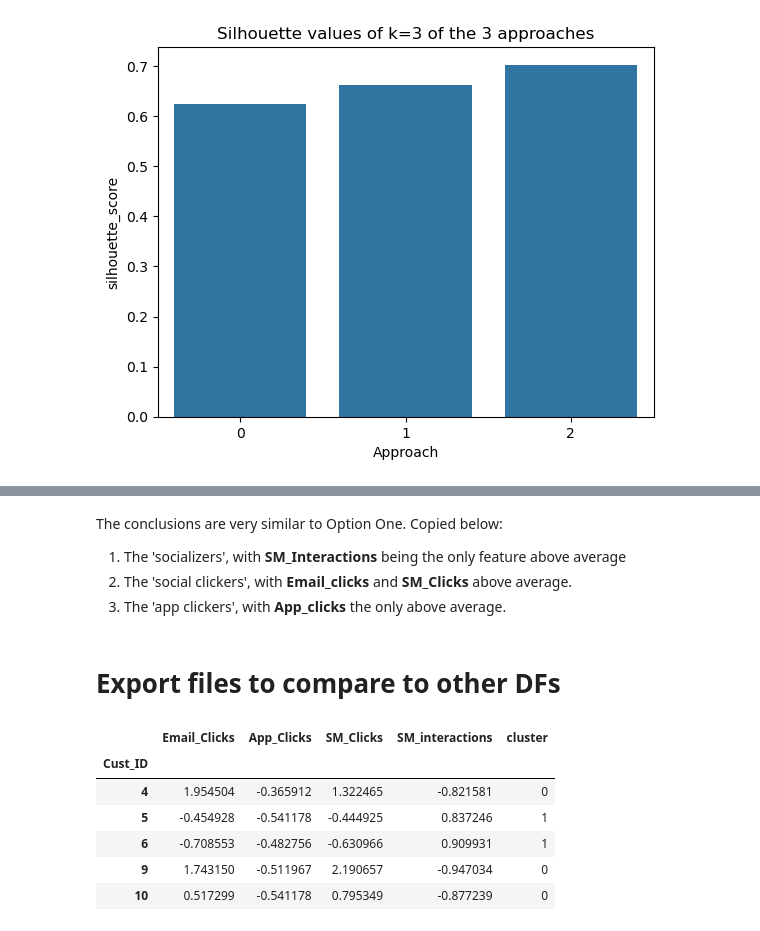
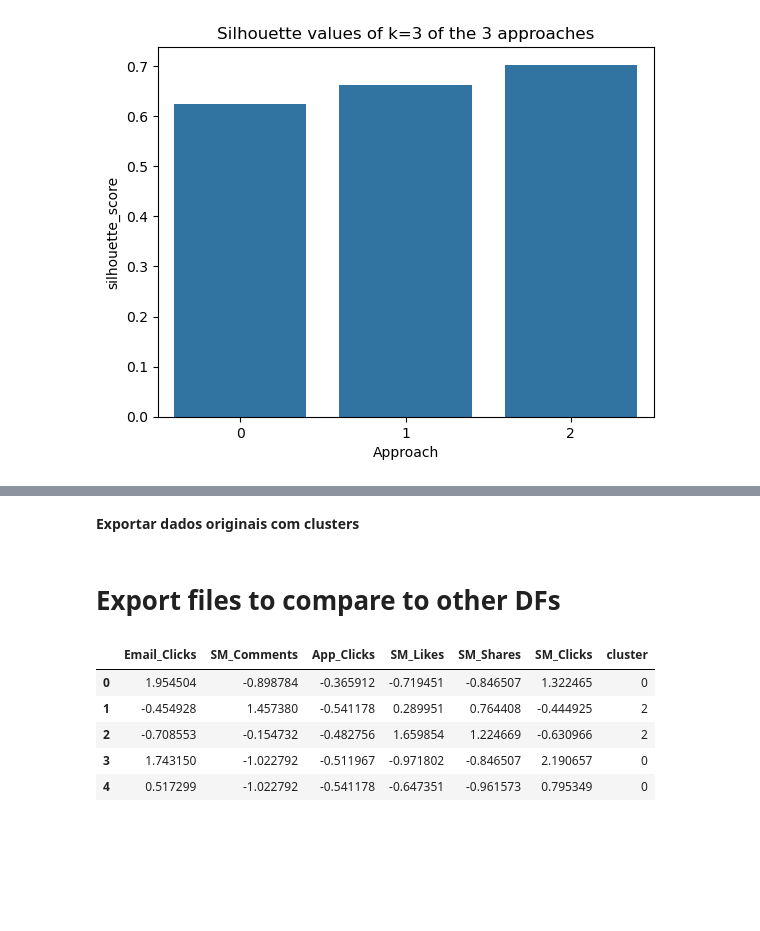
Before and after one commit to NunoMac/PostGrad_ProjectML_Group1_SportifyClientSegmentation, a Jupyter notebook: Sportify_customer_segmentation_vanilla_nuno.ipynb, the cells around one changed output, grey strips where cells are left out. Drawn from its saved outputs; the diff is of its cells as text; code cells hidden in the pictures; blank space fills up the shorter version.

```diff
--- a/Sportify_customer_segmentation_vanilla_nuno.ipynb
+++ b/Sportify_customer_segmentation_vanilla_nuno.ipynb
@@ -457,8 +471,8 @@ if len(silhouette_scores_digital_two) > 0:  # Check if list is not empty
 # %%
 #Option One
 n_clusters=3
-km_one_final = KMeans(n_clusters=n_clusters, init='k-means++', n_init=10, max_iter=300, random_state=42)
-km_one_final.fit(df_dig_one_scaled)
-df_dig_one_scaled['cluster'] = pd.Series(km_one_final.predict(df_dig_one_scaled))
-df_dig_one_scaled.head()
+km_zero_final = KMeans(n_clusters=n_clusters, init='k-means++', n_init=10, max_iter=300, random_state=42)
+km_zero_final.fit(df_dig_zero_scaled)
+df_dig_zero_scaled['cluster'] = pd.Series(km_zero_final.predict(df_dig_zero_scaled))
+df_dig_zero_scaled.head()
 # %% [output]
@@ -517,8 +538,8 @@ plt.show()
 # %%
-#Option Two
+#Option Zero
 n_clusters=3
-km_two_final = KMeans(n_clusters=n_clusters, init='k-means++', n_init=10, max_iter=300, random_state=42)
-km_two_final.fit(df_dig_two_scaled)
-df_dig_two_scaled['cluster'] = pd.Series(km_two_final.predict(df_dig_two_scaled))
-df_dig_two_scaled.head()
+km_zero_final = KMeans(n_clusters=n_clusters, init='k-means++', n_init=10, max_iter=300, random_state=42)
+km_zero_final.fit(df_dig_zero_scaled)
+df_dig_zero_scaled['cluster'] = pd.Series(km_zero_final.predict(df_dig_zero_scaled))
+df_dig_zero_scaled.head()
 # %% [output]
@@ -546,8 +575,5 @@ Cluster 2
-# %% [markdown]
-The conclusions are very similar to Option One. Copied below:
-1) The 'socializers', with **SM_Interactions** being the only feature above average
-2) The 'social clickers', with **Email_clicks** and **SM_Clicks** above average.
-3) The 'app clickers', with **App_clicks** the only above average.
+# %% [markdown]
+**Exportar dados originais com clusters**
 # %% [markdown]
 # Export files to compare to other DFs
 # %%
@@ -558,12 +584,11 @@ df_dig_two_scaled.to_csv('exported_data/df_dig_two_scaled.csv', index=True) #inc
 #export cluster's quality measurement
 df_scores_kmeans.to_csv('exported_data/df_scores_kmeans.csv', index=True) #includes indices
 # %%
-df_dig_two_scaled.head()
+df_dig_zero_scaled.head()
 # %% [output]
-|  | Email_Clicks | App_Clicks | SM_Clicks | SM_interactions | cluster |
-| Cust_ID |  |  |  |  |  |
-| 4 | 1.954504 | -0.365912 | 1.322465 | -0.821581 | 0 |
-| 5 | -0.454928 | -0.541178 | -0.444925 | 0.837246 | 1 |
-| 6 | -0.708553 | -0.482756 | -0.630966 | 0.909931 | 1 |
-| 9 | 1.743150 | -0.511967 | 2.190657 | -0.947034 | 0 |
-| 10 | 0.517299 | -0.541178 | 0.795349 | -0.877239 | 0 |
+|  | Email_Clicks | SM_Comments | App_Clicks | SM_Likes | SM_Shares | SM_Clicks | cluster |
+| 0 | 1.954504 | -0.898784 | -0.365912 | -0.719451 | -0.846507 | 1.322465 | 0 |
+| 1 | -0.454928 | 1.457380 | -0.541178 | 0.289951 | 0.764408 | -0.444925 | 2 |
+| 2 | -0.708553 | -0.154732 | -0.482756 | 1.659854 | 1.224669 | -0.630966 | 2 |
+| 3 | 1.743150 | -1.022792 | -0.511967 | -0.971802 | -0.846507 | 2.190657 | 0 |
+| 4 | 0.517299 | -1.022792 | -0.541178 | -0.647351 | -0.961573 | 0.795349 | 0 |
```
Also changed, not shown: parts of 12 cells of this notebook, 4 other files.
